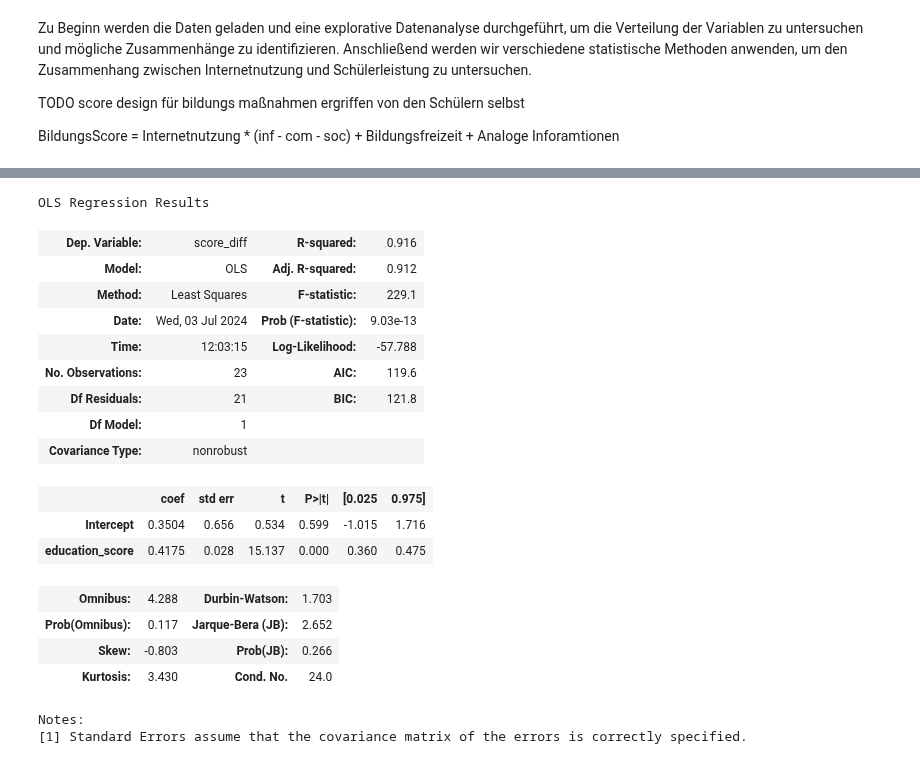
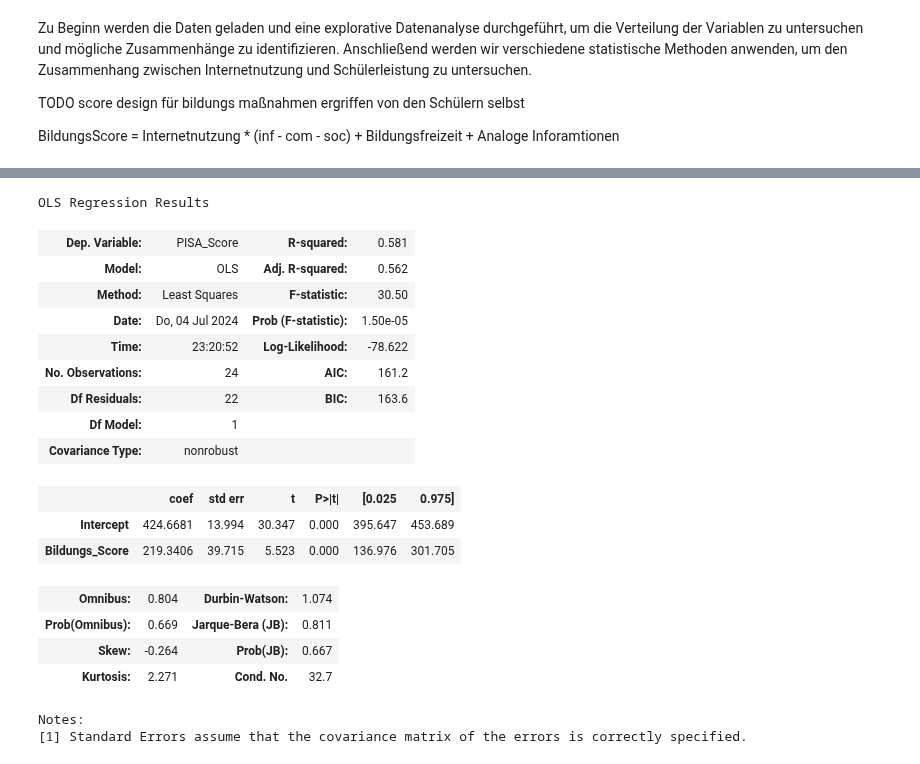
Before and after one commit to Potatotime13/RandomStuff, a Jupyter notebook: Anabell/analyse.ipynb, the cells around one changed output, grey strips where cells are left out. Drawn from its saved outputs; the diff is of its cells as text; code cells hidden in the pictures.

```diff
--- a/Anabell/analyse.ipynb
+++ b/Anabell/analyse.ipynb
@@ -28,11 +28,11 @@ pisa_math = pd.read_csv(path_prefix+'pisaMathe.csv', index_col='Jahr', parse_dat
 pisa_nature = pd.read_csv(path_prefix+'pisaNatur.csv', index_col='Jahr', parse_dates=['Jahr'])
 pisa_reading = pd.read_csv(path_prefix+'pisaLese.csv', index_col='Jahr', parse_dates=['Jahr'])
 
-internet_usage = pd.read_csv(path_prefix+'internetNutzung.csv', index_col='Jahr', parse_dates=['Jahr']).xs('InternetMinuten', drop_level=False, axis=1)
+internet_usage = pd.read_csv(path_prefix+'internetNutzung.csv', index_col='Jahr', parse_dates=['Jahr']).xs('Internet Minuten', drop_level=False, axis=1)
 print_usage = pd.read_csv(path_prefix+'printNutzung.csv', index_col='Jahr', parse_dates=['Jahr'])
 politics = pd.read_csv(path_prefix+'politischesInteresse.csv', index_col='Jahr', parse_dates=['Jahr'])
 music_school_attendance = pd.read_csv(path_prefix+'schulerMusikschulen.csv', index_col='Jahr', parse_dates=['Jahr'])
-number_of_students = pd.read_csv(path_prefix+'schulerAnzahl.csv', index_col='Jahr', parse_dates=['Jahr'])
+number_of_students = pd.read_csv(path_prefix+'anzahlSchuler.csv', index_col='Jahr', parse_dates=['Jahr'])
 #music_schools = pd.read_csv(path_prefix+'musikSchulenAnzahl.csv', index_col='Jahr', parse_dates=['Jahr'])
 inet_usage_cat = pd.read_csv(path_prefix+'JIM.csv', index_col=['Aktivität','Kategorie']).groupby('Kategorie').sum()
 inet_usage_cat = inet_usage_cat.T.sort_index()
@@ -49,13 +49,6 @@ inet_usage_cat.index = pd.to_datetime(inet_usage_cat.index)
 # TODO: Delta score vllt besser um impact zu zeigen
 # %%
 # Merge the data
-data_raw = pd.concat([pisa_math, pisa_nature, pisa_reading, print_usage, politics, music_school_attendance, internet_usage, inet_usage_cat], axis=1)
+data_raw = pd.concat([pisa_math, pisa_nature, pisa_reading, print_usage, politics, music_school_attendance, internet_usage, inet_usage_cat, number_of_students], axis=1)
 data = data_raw.sort_index().ffill().bfill()
 data = data.loc['2000':]
-#data = data / data.iloc[0,:]
-data['score'] = (data['Mathematik'] + data['Naturwissenschaften'] + data['Lesekompetenz']) / 3
-data['score_diff'] = data['score'].diff()
-data['score_diff'] = data['score_diff'].replace(0, np.nan).bfill()
-
-# education score
-data['education_score'] = data['InternetMinuten'] / 1000 * (data['inf'] - data['soc'] - data['com']) + data['AnzahlSchuler'] / 900000 + (data['Tageszeitung'] + data['Zeitschriften_Magazine'] + data['Bücher']) / 3
@@ -84,0 +55,7 @@ px.imshow(data_raw.corr())
+# %%
+data['Internet Gewicht'] = data['Internet Minuten'] / data['Internet Minuten'].loc['2015'].values
+data['Info Score Internet'] = data['Information'] / (data['Kommunikation'] + data['Unterhaltungerhaltung'] + data['Soziales Netzwerk'] + data['Information']) * data['Internet Gewicht']
+data['Info Score Print'] = (data['Tageszeitung'] + data['Zeitschriften']) / (data['Bücher'] + data['Tageszeitung'] + data['Zeitschriften'])
+data['Hobby Score'] = data['Musikschüler'] / data['Schüler in Deutschland']
+data['Bildungs Score'] = (data['Info Score Internet'] + data['Info Score Print'] + data['Hobby Score']) / 3
+data['PISA Score'] = (data['Mathematik'] + data['Naturwissenschaften'] + data['Lesekompetenz']) / 3
@@ -107,25 +134,27 @@ fig.show()
 # %%
 # fit a linear model with formula
-formula = 'score_diff ~ education_score'
-model = ols(formula, data).fit()
+reg_data = data.loc[:,['PISA Score', 'Bildungs Score']]
+reg_data.columns = ['PISA_Score', 'Bildungs_Score']
+formula = 'PISA_Score ~ Bildungs_Score'
+model = ols(formula, reg_data).fit()
 model.summary()
 # %% [output]
 OLS Regression Results
-| Dep. Variable: | score_diff | R-squared: | 0.916 |
-| Model: | OLS | Adj. R-squared: | 0.912 |
-| Method: | Least Squares | F-statistic: | 229.1 |
-| Date: | Wed, 03 Jul 2024 | Prob (F-statistic): | 9.03e-13 |
-| Time: | 12:03:15 | Log-Likelihood: | -57.788 |
-| No. Observations: | 23 | AIC: | 119.6 |
-| Df Residuals: | 21 | BIC: | 121.8 |
+| Dep. Variable: | PISA_Score | R-squared: | 0.581 |
+| Model: | OLS | Adj. R-squared: | 0.562 |
+| Method: | Least Squares | F-statistic: | 30.50 |
+| Date: | Do, 04 Jul 2024 | Prob (F-statistic): | 1.50e-05 |
+| Time: | 23:20:52 | Log-Likelihood: | -78.622 |
+| No. Observations: | 24 | AIC: | 161.2 |
+| Df Residuals: | 22 | BIC: | 163.6 |
 | Df Model: | 1 |  |  |
 | Covariance Type: | nonrobust |  |  |
 |  | coef | std err | t | P>|t| | [0.025 | 0.975] |
-| Intercept | 0.3504 | 0.656 | 0.534 | 0.599 | -1.015 | 1.716 |
-| education_score | 0.4175 | 0.028 | 15.137 | 0.000 | 0.360 | 0.475 |
+| Intercept | 424.6681 | 13.994 | 30.347 | 0.000 | 395.647 | 453.689 |
+| Bildungs_Score | 219.3406 | 39.715 | 5.523 | 0.000 | 136.976 | 301.705 |
-| Omnibus: | 4.288 | Durbin-Watson: | 1.703 |
-| Prob(Omnibus): | 0.117 | Jarque-Bera (JB): | 2.652 |
-| Skew: | -0.803 | Prob(JB): | 0.266 |
-| Kurtosis: | 3.430 | Cond. No. | 24.0 |
+| Omnibus: | 0.804 | Durbin-Watson: | 1.074 |
+| Prob(Omnibus): | 0.669 | Jarque-Bera (JB): | 0.811 |
+| Skew: | -0.264 | Prob(JB): | 0.667 |
+| Kurtosis: | 2.271 | Cond. No. | 32.7 |
 Notes:
 [1] Standard Errors assume that the covariance matrix of the errors is correctly specified.
```
Also changed, not shown: parts of 12 cells of this notebook, 7 other files.
